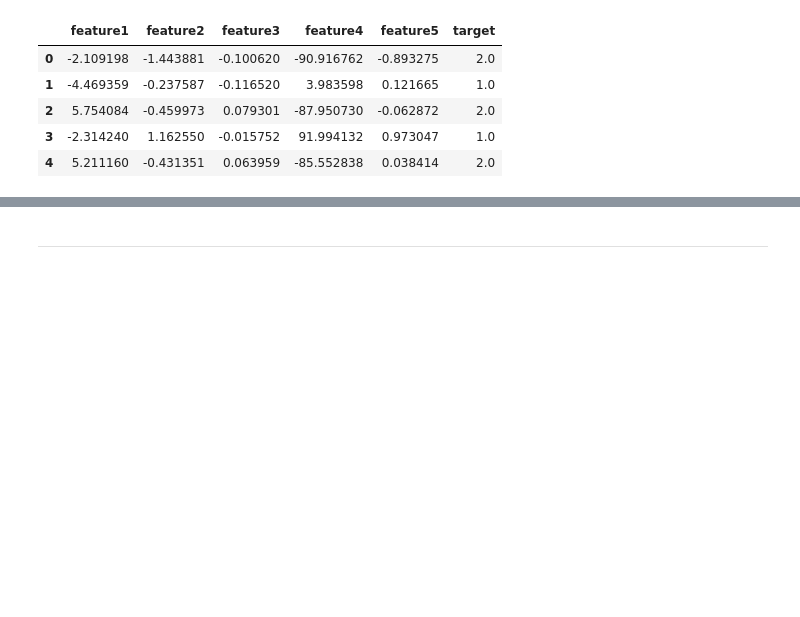
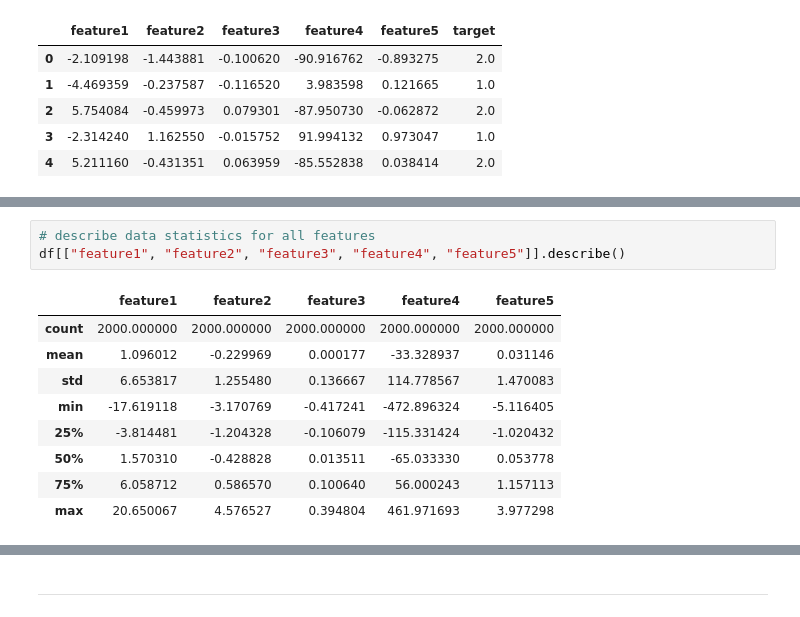
Before and after one commit to lukegge/MachineLearningCourse, a Jupyter notebook: assignment_1.ipynb, the cells around one changed output, grey strips where cells are left out. Cells and saved outputs as stored; diff of their text form; blank space fills up the shorter version.

```diff
--- a/assignment_1.ipynb
+++ b/assignment_1.ipynb
@@ -83,0 +98,13 @@ df.head()
+# %%
+# describe data statistics for all features
+df[["feature1", "feature2", "feature3", "feature4", "feature5"]].describe()
+# %% [output]
+|  | feature1 | feature2 | feature3 | feature4 | feature5 |
+| count | 2000.000000 | 2000.000000 | 2000.000000 | 2000.000000 | 2000.000000 |
+| mean | 1.096012 | -0.229969 | 0.000177 | -33.328937 | 0.031146 |
+| std | 6.653817 | 1.255480 | 0.136667 | 114.778567 | 1.470083 |
+| min | -17.619118 | -3.170769 | -0.417241 | -472.896324 | -5.116405 |
+| 25% | -3.814481 | -1.204328 | -0.106079 | -115.331424 | -1.020432 |
+| 50% | 1.570310 | -0.428828 | 0.013511 | -65.033330 | 0.053778 |
+| 75% | 6.058712 | 0.586570 | 0.100640 | 56.000243 | 1.157113 |
+| max | 20.650067 | 4.576527 | 0.394804 | 461.971693 | 3.977298 |
```
Also changed, not shown: parts of 10 cells of this notebook.
